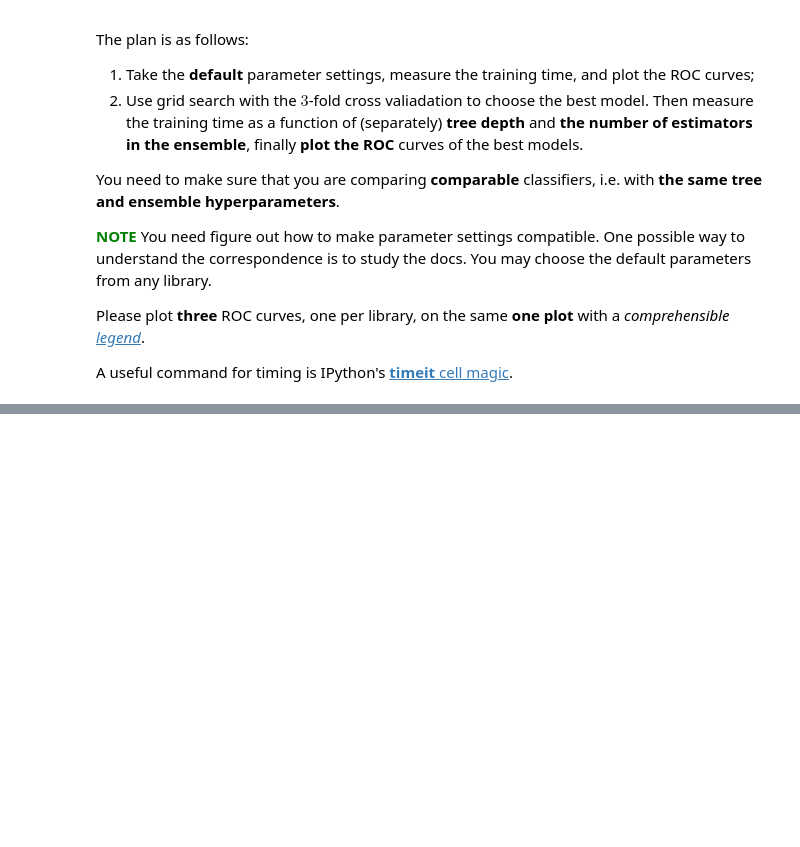
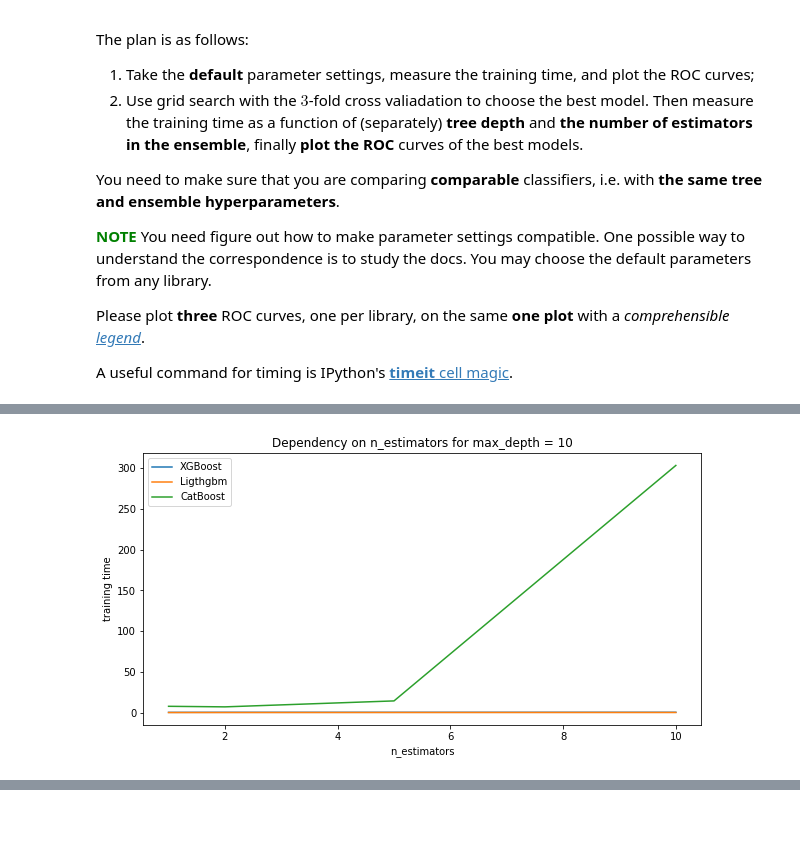
Before and after one commit to dzisandy/Machine-Learning, a Jupyter notebook: HW2/ML2019HW02-part2.ipynb, the cells around one changed output, grey strips where cells are left out. Cells and saved outputs as stored; diff of their text form; code cells hidden in the pictures; blank space fills up the shorter version.

```diff
--- a/HW2/ML2019HW02-part2.ipynb
+++ b/HW2/ML2019HW02-part2.ipynb
@@ -523,0 +609,12 @@ X_train, X_test, y_train, y_test = train_test_split(X, y, test_size=0.4,
+# %%
+plt.figure(figsize = (10,5))
+plt.title('Dependency on n_estimators for max_depth = 10')
+plt.xlabel('n_estimators')
+plt.ylabel('training time')
+plt.plot(max_depth,times_xgb_depth, label = 'XGBoost')
+plt.plot(max_depth,times_lgb_depth, label = 'Ligthgbm')
+plt.plot(max_depth,times_cat_depth, label = 'CatBoost')
+plt.legend()
+plt.show()
+# %% [output]
+[figure, added]
```
Also changed, not shown: parts of 19 cells of this notebook, 41 other files.
